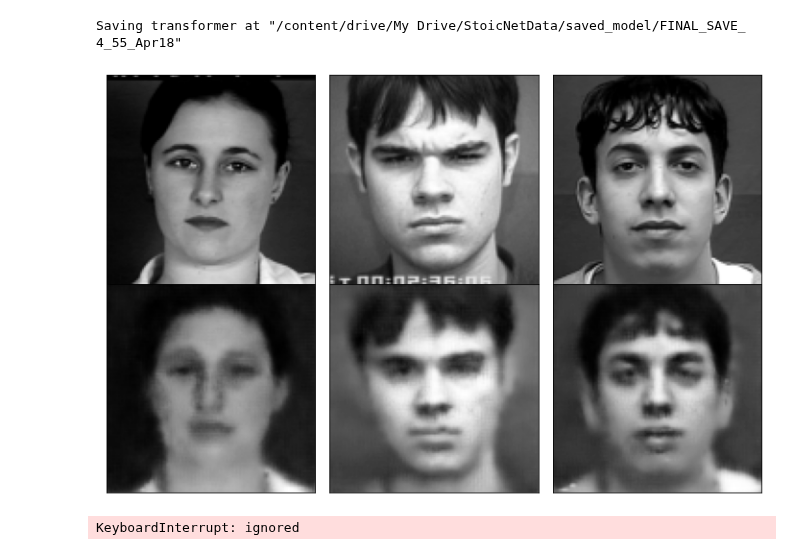
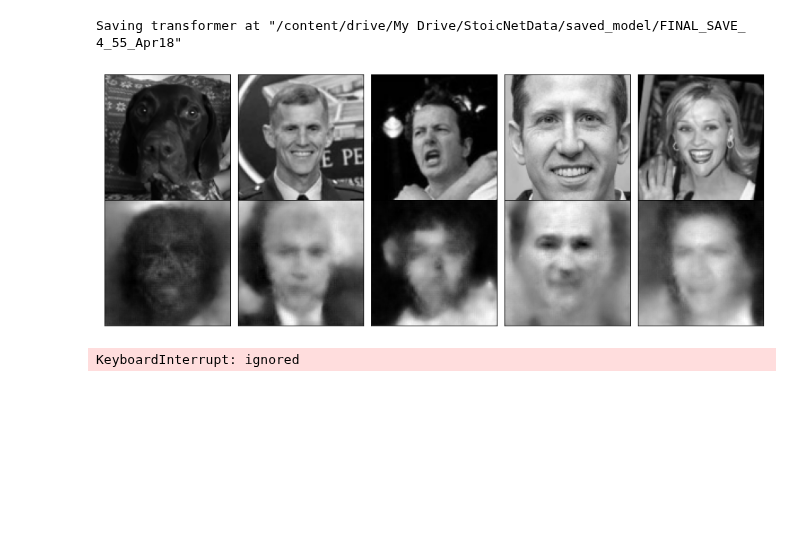
Before and after one commit to willtc111/StoicNet, a Jupyter notebook: NeutralizeTrainer.ipynb, the cells around one changed output. Saved outputs shown, nothing was run; the diff lists cells and outputs as text; code cells hidden in the pictures; blank space fills up the shorter version.

Commit message:
Updated data loading

```diff
--- a/NeutralizeTrainer.ipynb
+++ b/NeutralizeTrainer.ipynb
@@ -140,7 +140,7 @@ raw_CK_test = tf.data.TFRecordDataset(DB_PATH + "test.tfrecords")
 #raw_CK_val = raw_test.shard(2,0)
 #raw_CK_test = raw_test.shard(2,1)
 
-raw_novel = tf.data.TFRecordDataset(DB_PATH + "novel.tfrecords")
+raw_novel = tf.data.TFRecordDataset(DB_PATH + "val.tfrecords")
 
 
 parsed_LFW_train = raw_LFW_train.map(parserLFW)
@@ -154,7 +154,7 @@ parsed_CK_test = raw_CK_test.map(parserCK)
 parsed_train = parsed_CK_train.shuffle(BUFFER_SIZE).batch(BATCH_SIZE)
 parsed_test  = parsed_CK_test.shuffle(BUFFER_SIZE).batch(BATCH_SIZE)
 
-parsed_novel = raw_novel.map(parserCK)
+parsed_novel = raw_novel.map(parserLFW).shuffle(BUFFER_SIZE).batch(BATCH_SIZE)
 # %% [markdown]
 # Model
 # %%
@@ -598,7 +598,8 @@ load_Transformer("FINAL_SAVE_Best")
 def output_imgs(im_in, scale=1, save=False):
     width = im_in.shape[0]
     im_in = im_in[0:width]
-    im_neut = generateImgNeutral(im_in)
+    #im_neut = generateImgNeutral(im_in)
+    im_neut = generateImgSame(im_in)
     ims = np.concatenate((im_in, im_neut), axis=0)
     ims += 1
     ims *= (255/2)
@@ -610,41 +611,42 @@ def output_imgs(im_in, scale=1, save=False):
         r = i // width
         axes[r, c].imshow(ims[i, :, :, 0], cmap='gray')
         axes[r, c].xaxis.set_visible(False)
         axes[r, c].yaxis.set_visible(False)
 
     if save:
         plt.savefig('gens_at_epoch_{:04d}.png'.format(epoch))
         plt.close(fig)
     else:
         plt.show()
 
     choice = input("Enter to continue, type anything to save\n")
     print(choice)
     print(ims.shape)
     if choice != "":
         choice = int(choice)
 
         realImg = np.squeeze(ims[choice])
         realImg = PIL.Image.fromarray(realImg.astype(np.uint8))
         realImg.save('real.png')
 
         fakeImg = np.squeeze(ims[choice + width])
         fakeImg = PIL.Image.fromarray(fakeImg.astype(np.uint8))
         fakeImg.save('fake.png')
 
 
 
-quantity = 3
+quantity = 5
 count = 0
-for image_features in parsed_test:
-        image_expressive = image_features['imageExpressive']
-        for group_index in range(0,math.ceil(BATCH_SIZE/quantity)):
-            start = group_index * quantity
-            end = min(32,start+quantity)
-            images = image_expressive[start:end]
-            output_imgs(images, scale=4)
-            display.clear_output(wait=True)
+for image_features in parsed_novel:
+    image_expressive = image_features['image']
+    #image_expressive = image_features['imageExpressive']
+    for group_index in range(0,math.ceil(BATCH_SIZE/quantity)):
+        start = group_index * quantity
+        end = min(32,start+quantity)
+        images = image_expressive[start:end]
+        output_imgs(images, scale=3)
+        display.clear_output(wait=True)
 #print("yo")
 # %% [output]
-[figure, old version]
+[figure, new version]
 KeyboardInterrupt: ignored
```
